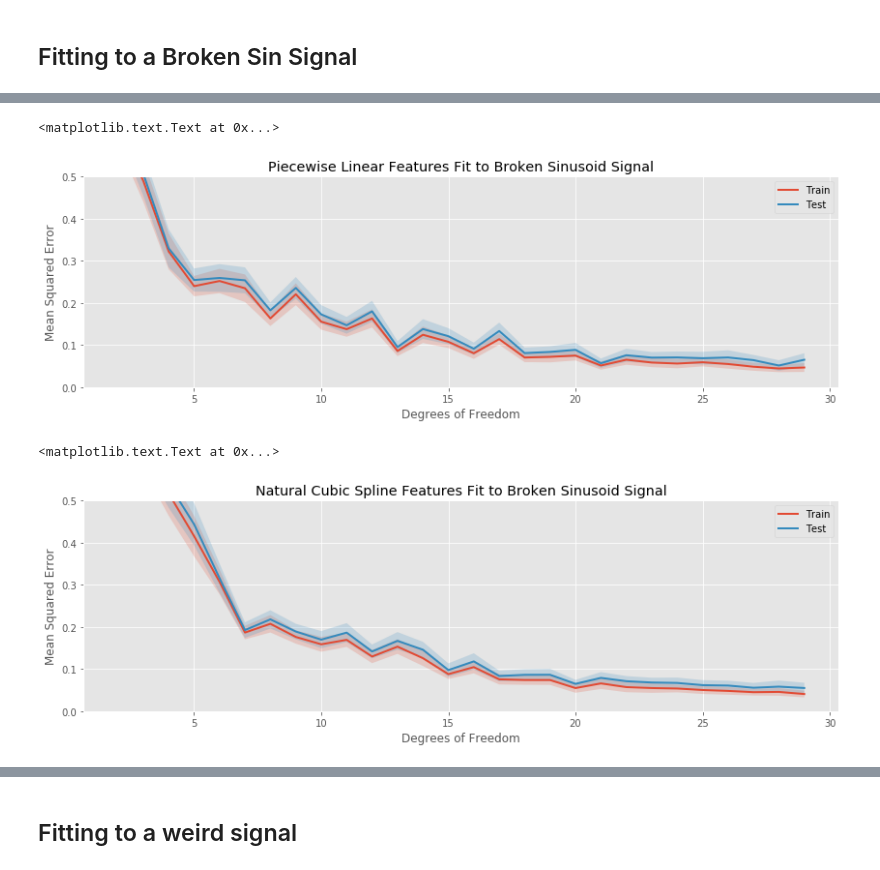
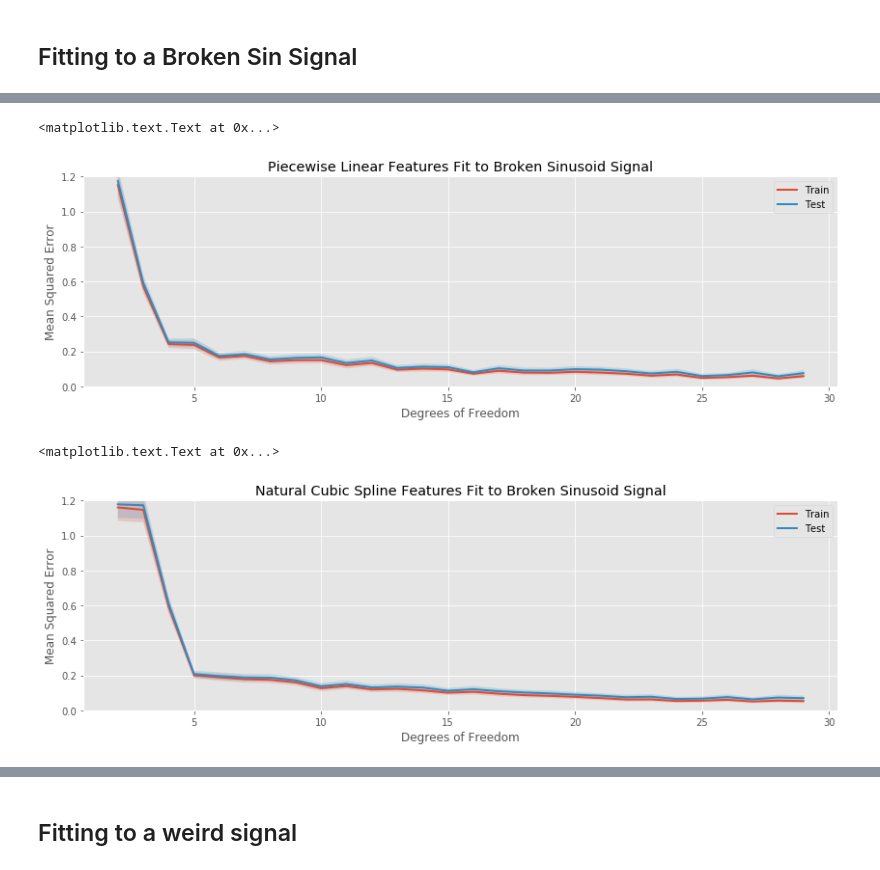
Before and after one commit to madrury/basis-expansions, a Jupyter notebook: basis-expansion-regressions.ipynb, the cells around one changed output, grey strips where cells are left out. Saved outputs shown, nothing was run; the diff lists cells and outputs as text; code cells hidden in the pictures.

```diff
--- a/basis-expansion-regressions.ipynb
+++ b/basis-expansion-regressions.ipynb
@@ -654,25 +654,25 @@ ax.set_ylabel("Mean Squared Error")
 # %%
 fig, ax = plt.subplots(figsize=(14, 4))
 plot_simulation_expreiment(ax,
     degrees_of_freedom, pl_mean_errors, pl_std_errors)
-ax.set_ylim(0.0, 0.5)
+ax.set_ylim(0.0, 1.2)
 ax.set_title("Piecewise Linear Features Fit to Broken Sinusoid Signal")
 ax.set_xlabel("Degrees of Freedom")
 ax.set_ylabel("Mean Squared Error")
 # %% [output]
 <matplotlib.text.Text at 0x...>
-[figure, old version]
+[figure, new version]
 # %%
 fig, ax = plt.subplots(figsize=(14, 4))
 plot_simulation_expreiment(ax,
     degrees_of_freedom, ncs_mean_errors, ncs_std_errors)
-ax.set_ylim(0.0, 0.5)
+ax.set_ylim(0.0, 1.2)
 ax.set_title("Natural Cubic Spline Features Fit to Broken Sinusoid Signal")
 ax.set_xlabel("Degrees of Freedom")
 ax.set_ylabel("Mean Squared Error")
 # %% [output]
 <matplotlib.text.Text at 0x...>
-[figure, old version]
+[figure, new version]
 # %%
 fig, ax = plt.subplots(figsize=(14, 4))
 
```
Also changed, not shown: parts of 37 cells of this notebook, 14 other files.
